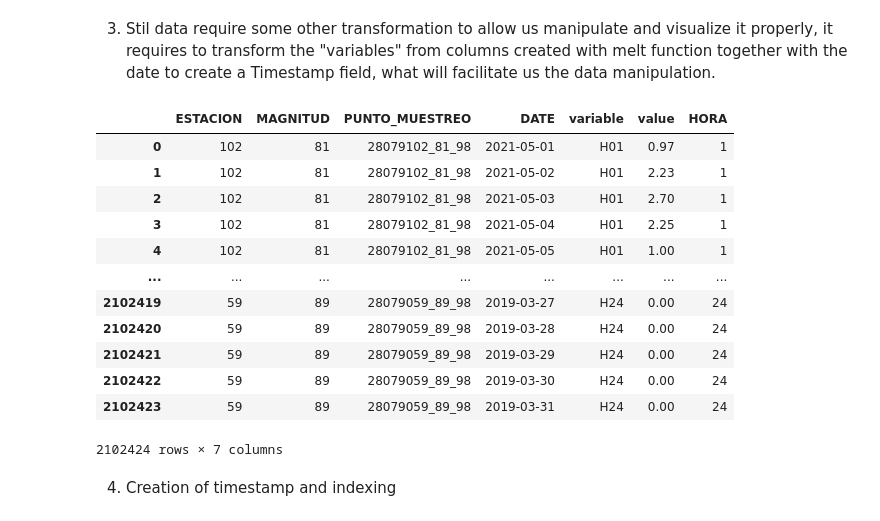
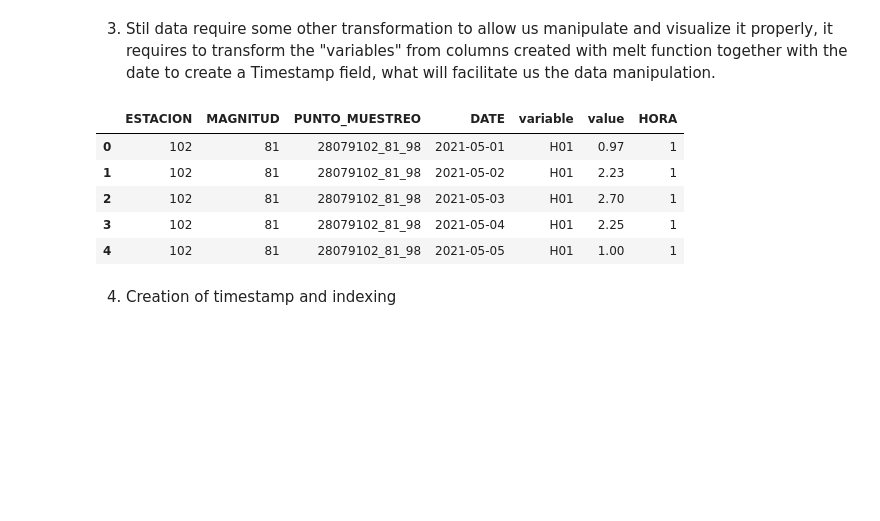
Before and after one commit to corti-acs/KS_TFM_MadridAirQuality, a Jupyter notebook: notebooks/3_Cleaning_Transformation_Exploratory.ipynb, the cells around one changed output. Cells and saved outputs as stored; diff of their text form; code cells hidden in the pictures; blank space fills up the shorter version.

```diff
--- a/notebooks/3_Cleaning_Transformation_Exploratory.ipynb
+++ b/notebooks/3_Cleaning_Transformation_Exploratory.ipynb
@@ -525,21 +519,14 @@ weather_index
 
 weather_index['HORA'] = [int(x[1:3]) for x in weather_index.variable.values]
 # %%
-weather_index
+weather_index.head()
 # %% [output]
 |  | ESTACION | MAGNITUD | PUNTO_MUESTREO | DATE | variable | value | HORA |
 | 0 | 102 | 81 | 28079102_81_98 | 2021-05-01 | H01 | 0.97 | 1 |
 | 1 | 102 | 81 | 28079102_81_98 | 2021-05-02 | H01 | 2.23 | 1 |
 | 2 | 102 | 81 | 28079102_81_98 | 2021-05-03 | H01 | 2.70 | 1 |
 | 3 | 102 | 81 | 28079102_81_98 | 2021-05-04 | H01 | 2.25 | 1 |
 | 4 | 102 | 81 | 28079102_81_98 | 2021-05-05 | H01 | 1.00 | 1 |
-| ... | ... | ... | ... | ... | ... | ... | ... |
-| 2102419 | 59 | 89 | 28079059_89_98 | 2019-03-27 | H24 | 0.00 | 24 |
-| 2102420 | 59 | 89 | 28079059_89_98 | 2019-03-28 | H24 | 0.00 | 24 |
-| 2102421 | 59 | 89 | 28079059_89_98 | 2019-03-29 | H24 | 0.00 | 24 |
-| 2102422 | 59 | 89 | 28079059_89_98 | 2019-03-30 | H24 | 0.00 | 24 |
-| 2102423 | 59 | 89 | 28079059_89_98 | 2019-03-31 | H24 | 0.00 | 24 |
-2102424 rows × 7 columns
 # %% [markdown]
 4. Creation of timestamp and indexing
 # %%
```
Also changed, not shown: parts of 29 cells of this notebook.
